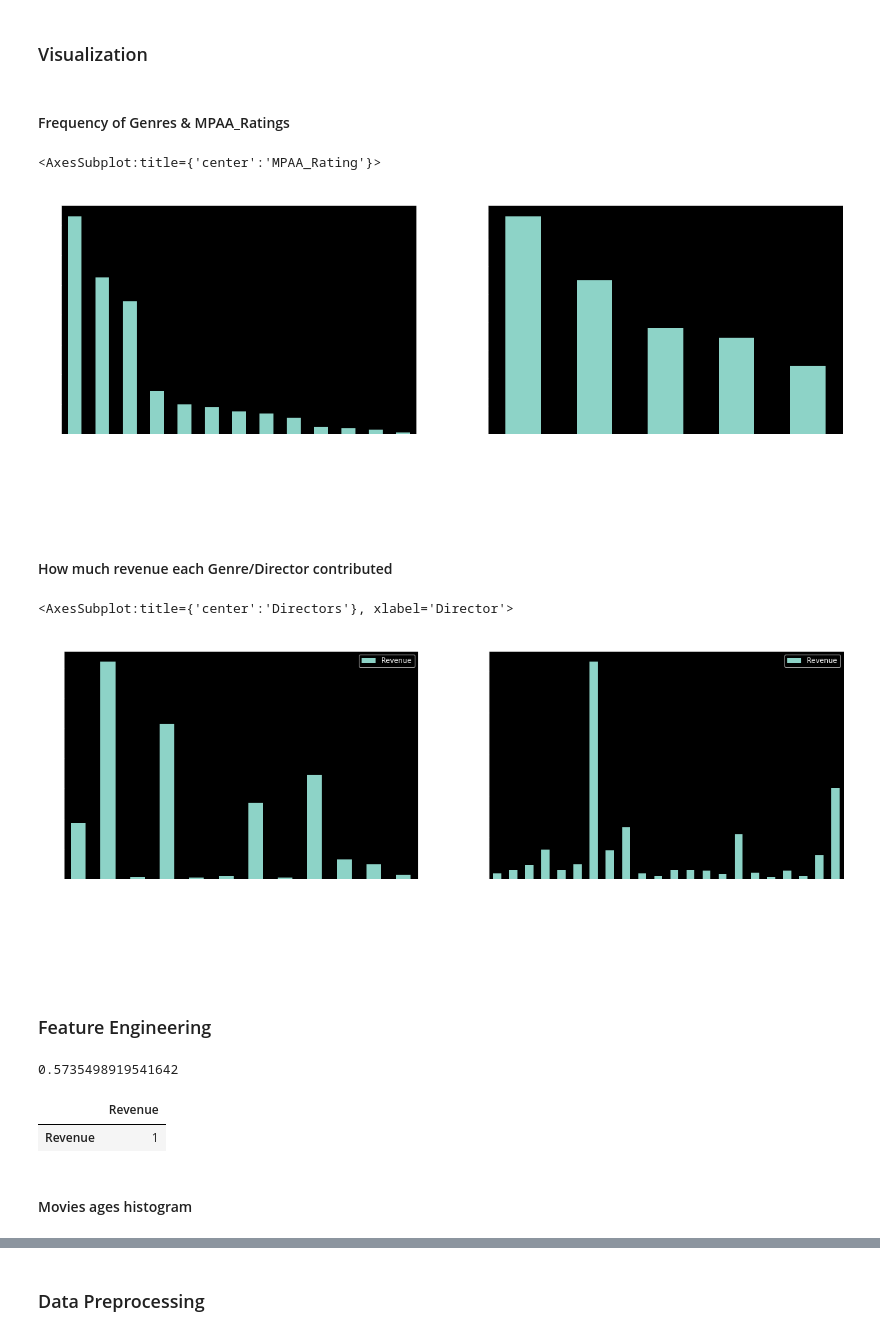
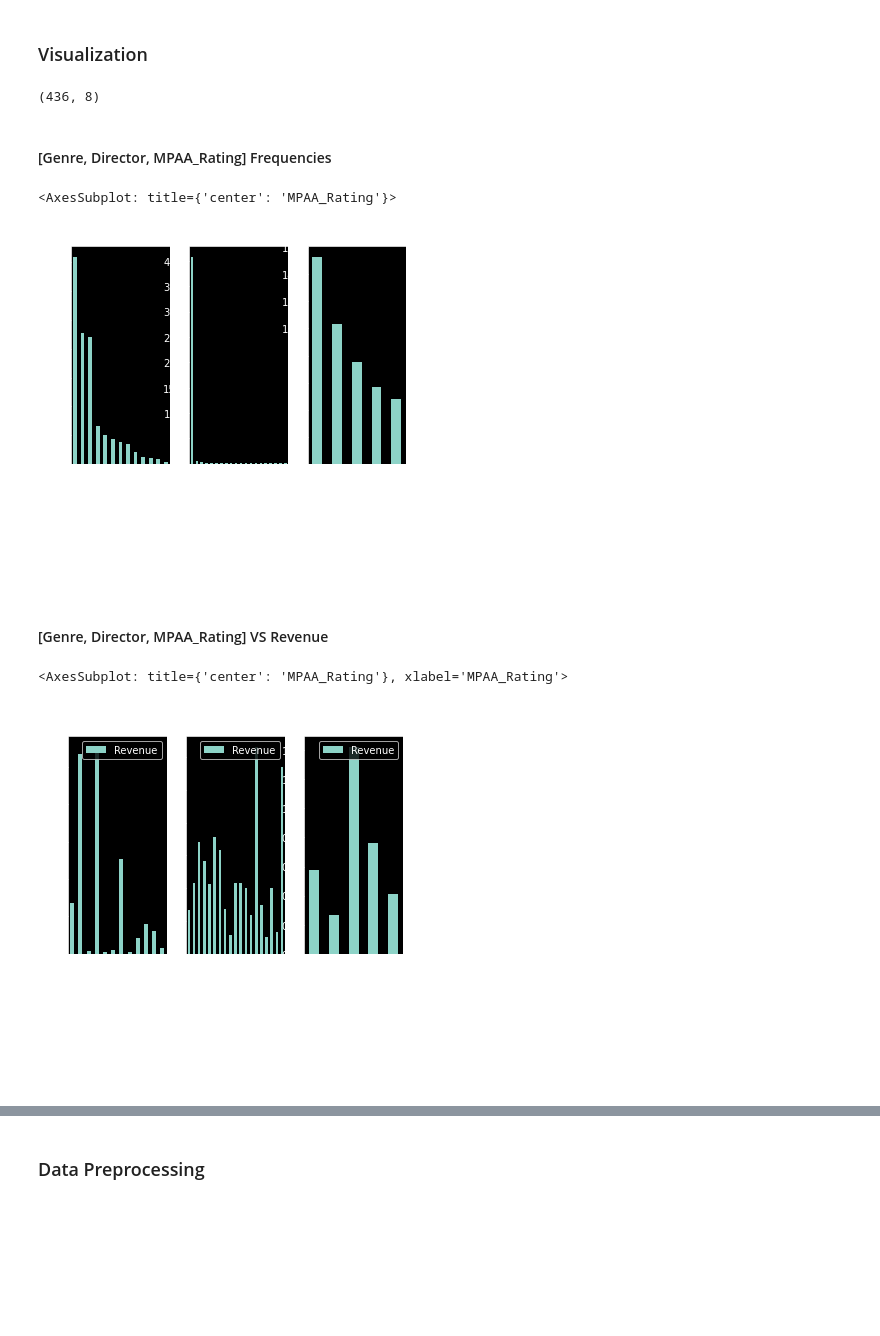
Before and after one commit to yosefahab/Movie-Prediction-Classification, a Jupyter notebook: prediction.ipynb, the cells around one changed output, grey strips where cells are left out. Drawn from its saved outputs; the diff is of its cells as text; code cells hidden in the pictures; blank space fills up the shorter version.

```diff
--- a/prediction.ipynb
+++ b/prediction.ipynb
@@ -154,0 +188,8 @@ Name: Release_Date, dtype: object
+# %%
+# Remove outliters
+original_data = original_data[original_data.Revenue < original_data.Revenue.quantile(0.9)]
+original_data.describe()
+
+_, ax = plt.subplots(1, 2)
+sb.stripplot(x=original_data.Revenue, ax=ax[0])
+sb.histplot(x=original_data.Revenue, ax=ax[1])
@@ -154,0 +201,2 @@ Name: Release_Date, dtype: object
+# %%
+original_data = original_data.sample(frac=1).reset_index(drop=True)
@@ -157,19 +236,23 @@ Name: Release_Date, dtype: object
 # %%
 # Drop duplicate movies FOR VISUALIZATION
 unique_records = original_data.drop_duplicates(subset=["Movie_Title"])
+unique_records.shape
+# %% [output]
+(436, 8)
-# %% [markdown]
-#### Frequency of Genres & MPAA_Ratings
+# %% [markdown]
+#### [Genre, Director, MPAA_Rating] Frequencies
 # %%
-_, ax = plt.subplots(1, 2, figsize=(20, 6))
+_, ax = plt.subplots(1, 3)
 unique_records.Genre.value_counts().plot(ax=ax[0], kind="bar", title="Genre")
-unique_records.MPAA_Rating.value_counts().plot(ax=ax[1], kind="bar", title="MPAA_Rating")
+unique_records.Director.value_counts().plot(ax=ax[1], kind="bar", title="Director")
+unique_records.MPAA_Rating.value_counts().plot(ax=ax[2], kind="bar", title="MPAA_Rating")
 # %% [output]
-<AxesSubplot:title={'center':'MPAA_Rating'}>
+<AxesSubplot: title={'center': 'MPAA_Rating'}>
-[figure, old version]
+[figure, new version]
-# %% [markdown]
-#### How much revenue each Genre/Director contributed
+# %% [markdown]
+#### [Genre, Director, MPAA_Rating] VS Revenue
 # %%
-_, ax = plt.subplots(1, 2, figsize=(20, 6))
+_, ax = plt.subplots(1, 3)
 
 # dont consider 'other' genres
 pd.pivot_table(
@@ -186,24 +269,14 @@ pd.pivot_table(
     values="Revenue",
     aggfunc="sum",
 ).plot(kind="bar", ax=ax[1], title="Directors")
+
+# dont consider 'Not Rated' movies
+pd.pivot_table(
+    unique_records[unique_records.Director != "Not Rated"],
+    index="MPAA_Rating",
+    values="Revenue",
+    aggfunc="sum",
+).plot(kind="bar", ax=ax[2], title="MPAA_Rating")
 # %% [output]
-<AxesSubplot:title={'center':'Directors'}, xlabel='Director'>
+<AxesSubplot: title={'center': 'MPAA_Rating'}, xlabel='MPAA_Rating'>
-[figure, old version]
+[figure, new version]
-# %% [markdown]
-### Feature Engineering
-# %%
-release_day = original_data.Release_Date.dt.day
-release_month = original_data.Release_Date.dt.month
-release_year = original_data.Release_Date.dt.year
-
-movie_age = dt.today().year - release_year
-movie_age.corr(original_data.Revenue)
-# %% [output]
-0.5735498919541642
-# %%
-original_data.corr()
-# %% [output]
-|  | Revenue |
-| Revenue | 1 |
-# %% [markdown]
-#### Movies ages histogram
```
Also changed, not shown: parts of 39 cells of this notebook.
